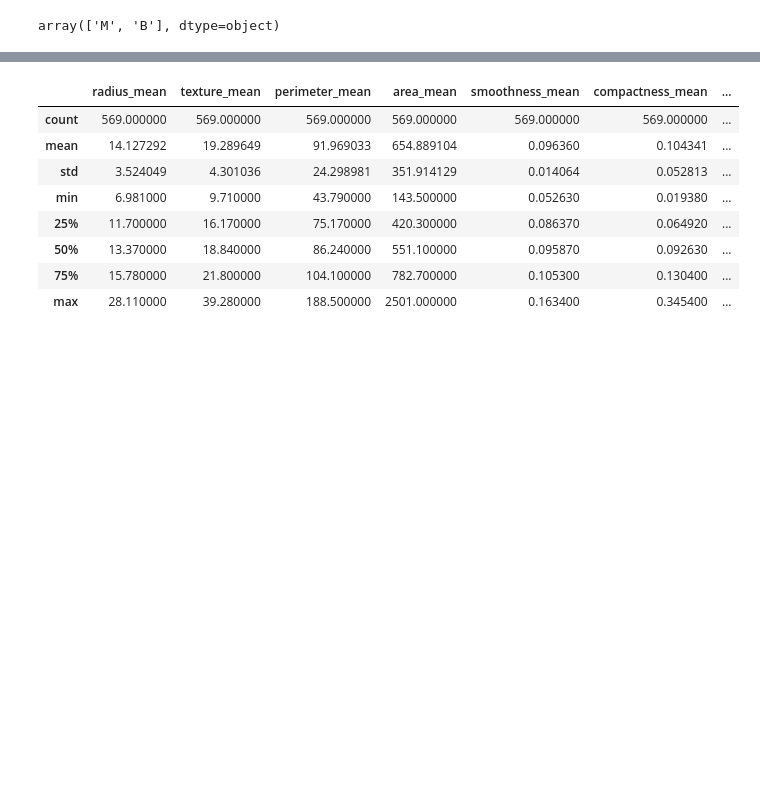
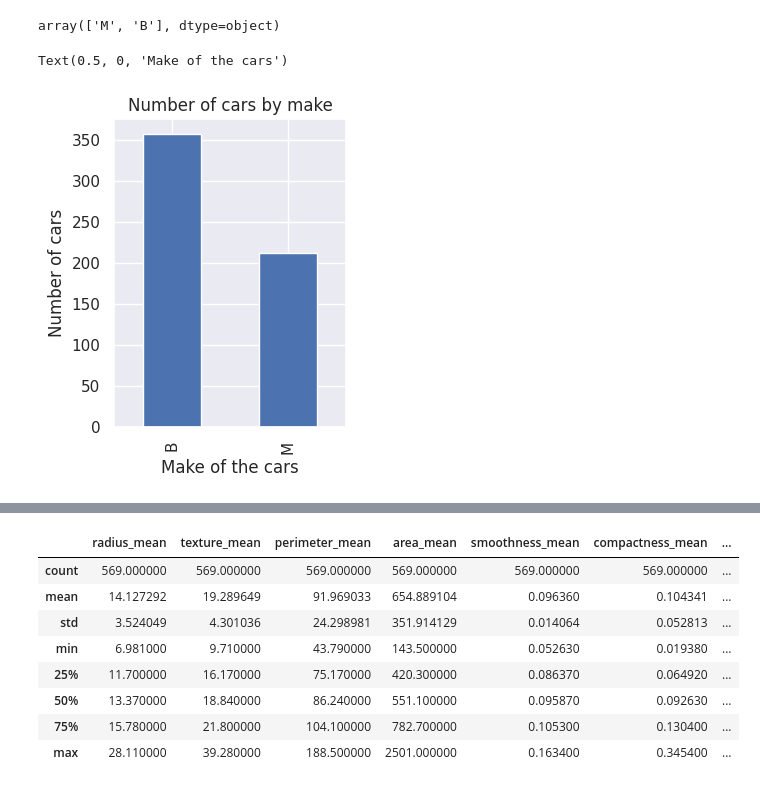
Before and after one commit to MarioSAJavier/MachineLearningSinFrameworks, a Jupyter notebook: TestCancer.ipynb, the cells around one changed output, grey strips where cells are left out. Saved outputs shown, nothing was run; the diff lists cells and outputs as text; code cells hidden in the pictures; blank space fills up the shorter version.

```diff
--- a/TestCancer.ipynb
+++ b/TestCancer.ipynb
@@ -94,0 +92,8 @@ array(['M', 'B'], dtype=object)
+# %%
+df.diagnosis.value_counts().plot(kind='bar', figsize=(3,4))
+plt.title("Number of cars by make")
+plt.ylabel('Number of cars')
+plt.xlabel('Make of the cars')
+# %% [output]
+Text(0.5, 0, 'Make of the cars')
+[figure, added]
```
Also changed, not shown: parts of 9 cells of this notebook.
